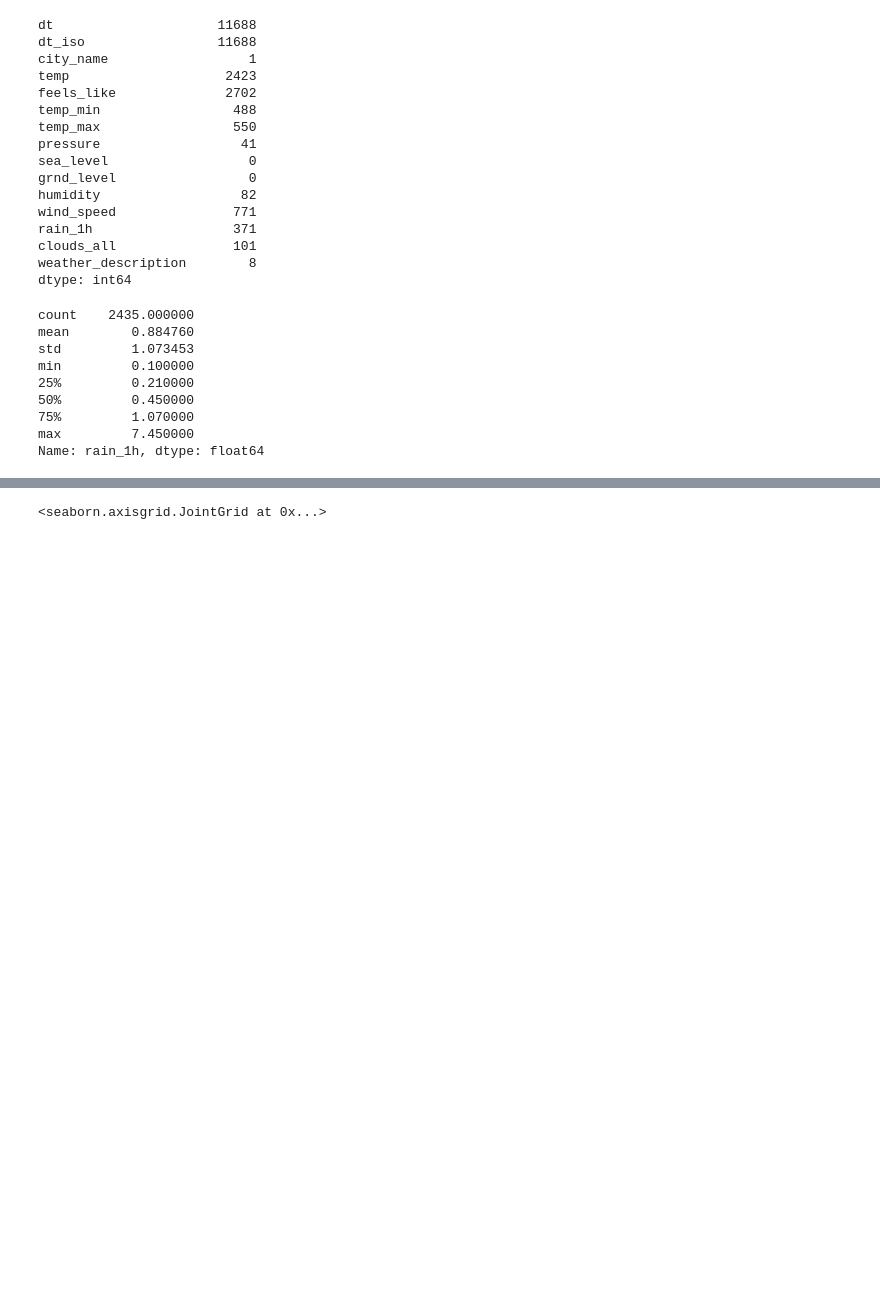
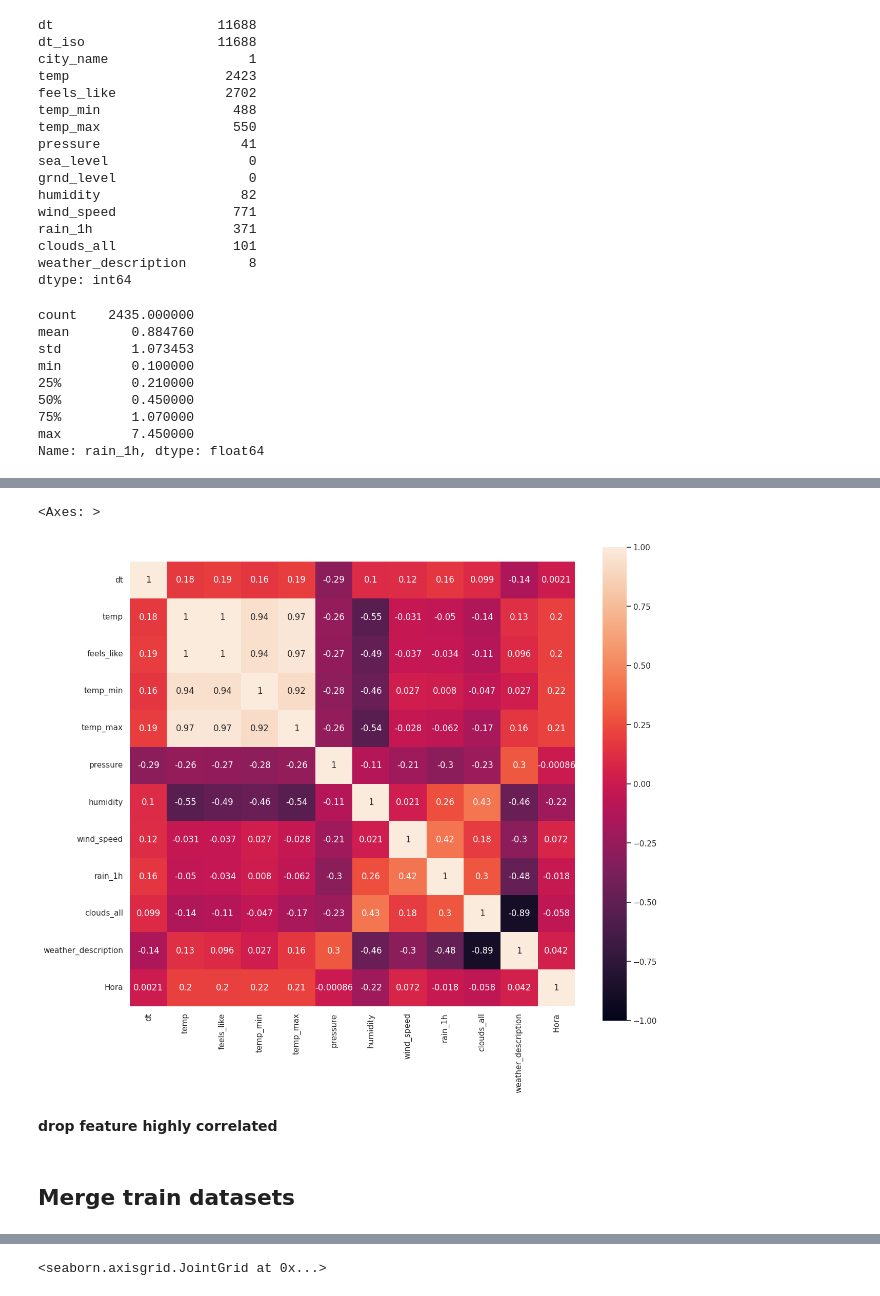
Before and after one commit to Nuno23C/DAA-TP, a Jupyter notebook: competition/competition.ipynb, the cells around one changed output, grey strips where cells are left out. Cells and saved outputs as stored; diff of their text form; code cells hidden in the pictures; blank space fills up the shorter version.

```diff
--- a/competition/competition.ipynb
+++ b/competition/competition.ipynb
@@ -266,0 +158,2 @@ sns.heatmap(corr_matrix,vmin=-1,vmax=1, square=True,annot=True)
+# %%
+test_meteo['rain_1h'] = test_meteo['rain_1h'].replace('', pd.NA)
@@ -266,0 +232,7 @@ sns.heatmap(corr_matrix,vmin=-1,vmax=1, square=True,annot=True)
+# %%
+column_mapping = {
+    'weather_description': {'heavy intensity rain': 0, 'moderate rain':1, 'light rain':2, 'overcast clouds':3, 'scattered clouds':4, 'broken clouds':5, 'few clouds':6, 'sky is clear':7},
+}
+for column, mapping in column_mapping.items():
+    meteoDatasets[column] = meteoDatasets[column].replace(mapping)
+    test_meteo[column] = test_meteo[column].replace(mapping)
@@ -266,0 +336,13 @@ sns.heatmap(corr_matrix,vmin=-1,vmax=1, square=True,annot=True)
+# %%
+''''
+Correlation meteoDatasets
+
+'''
+corr_matrix = meteoDatasets.drop(['dt_iso'], axis=1).corr(numeric_only = True)
+f,ax = plt.subplots(figsize=(14,12))
+sns.heatmap(corr_matrix,vmin=-1,vmax=1, square=True,annot=True)
+# %% [output]
+<Axes: >
+[figure, added]
+# %% [markdown]
+**drop feature highly correlated**
@@ -266,0 +352,2 @@ sns.heatmap(corr_matrix,vmin=-1,vmax=1, square=True,annot=True)
+# %% [markdown]
+## Merge train datasets
```
Also changed, not shown: parts of 163 cells of this notebook, 7 other files.
